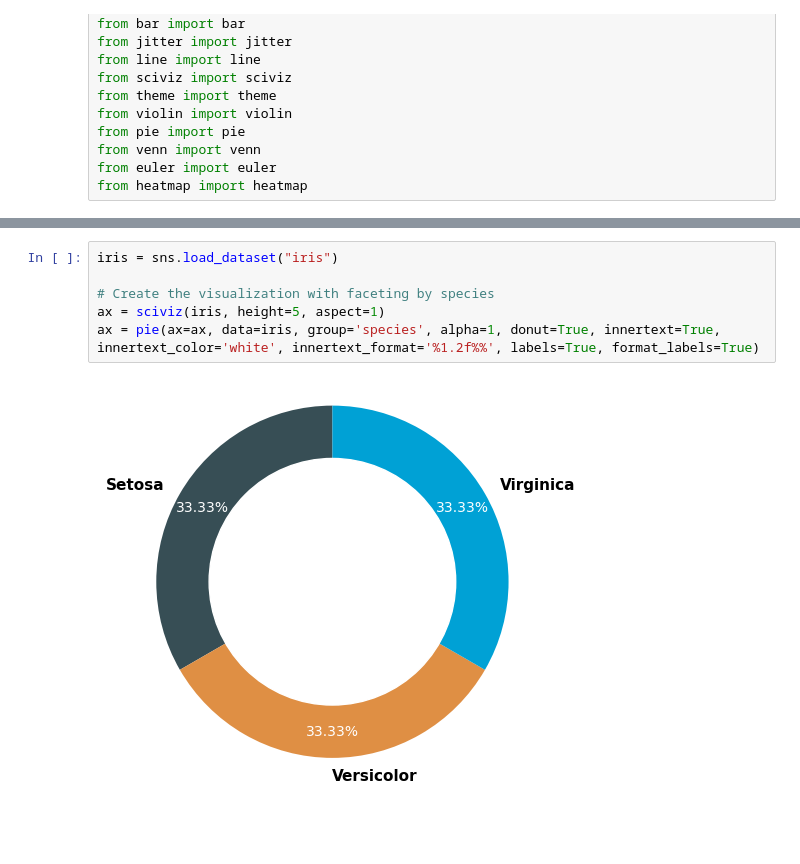
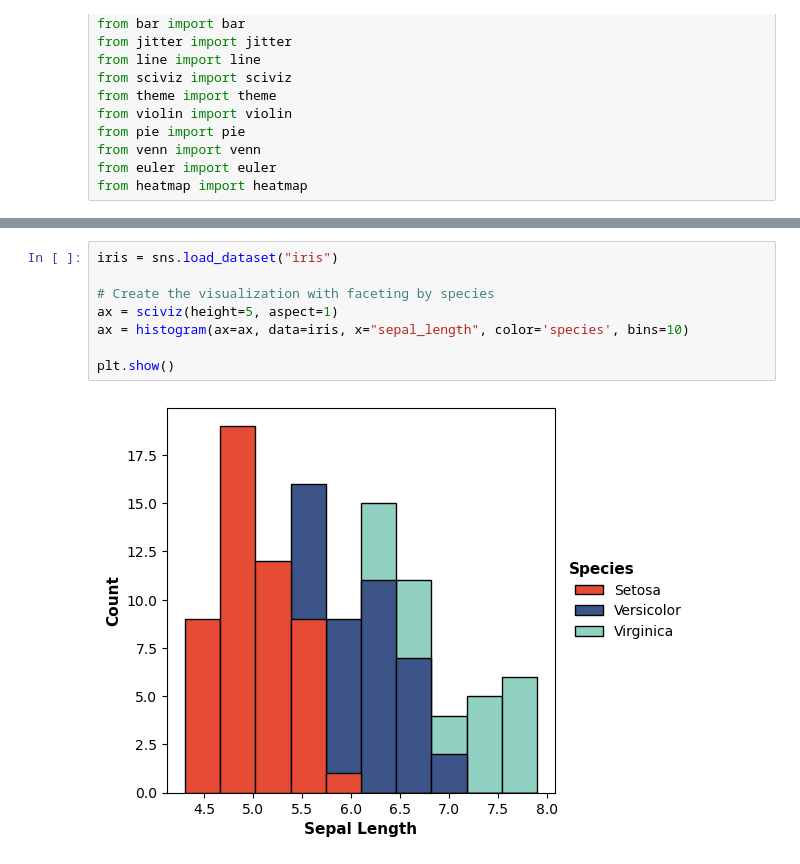
Before and after one commit to kantonopoulos/sciviz, a Jupyter notebook: sciviz/sciviz/src/test.ipynb, the cells around one changed output, grey strips where cells are left out. Saved outputs shown, nothing was run; the diff lists cells and outputs as text; blank space fills up the shorter version.

```diff
--- a/sciviz/sciviz/src/test.ipynb
+++ b/sciviz/sciviz/src/test.ipynb
@@ -43,8 +117,10 @@ plt.show()
 # %%
 iris = sns.load_dataset("iris")
 
 # Create the visualization with faceting by species
-ax = sciviz(iris, height=5, aspect=1)
-ax = pie(ax=ax, data=iris, group='species', alpha=1, donut=True, innertext=True, innertext_color='white', innertext_format='%1.2f%%', labels=True, format_labels=True)
+ax = sciviz(height=5, aspect=1)
+ax = histogram(ax=ax, data=iris, x="sepal_length", color='species', bins=10)
+
+plt.show()
 # %% [output]
-[figure, old version]
+[figure, new version]
```
Also changed, not shown: parts of 17 cells of this notebook, 12 other files.
